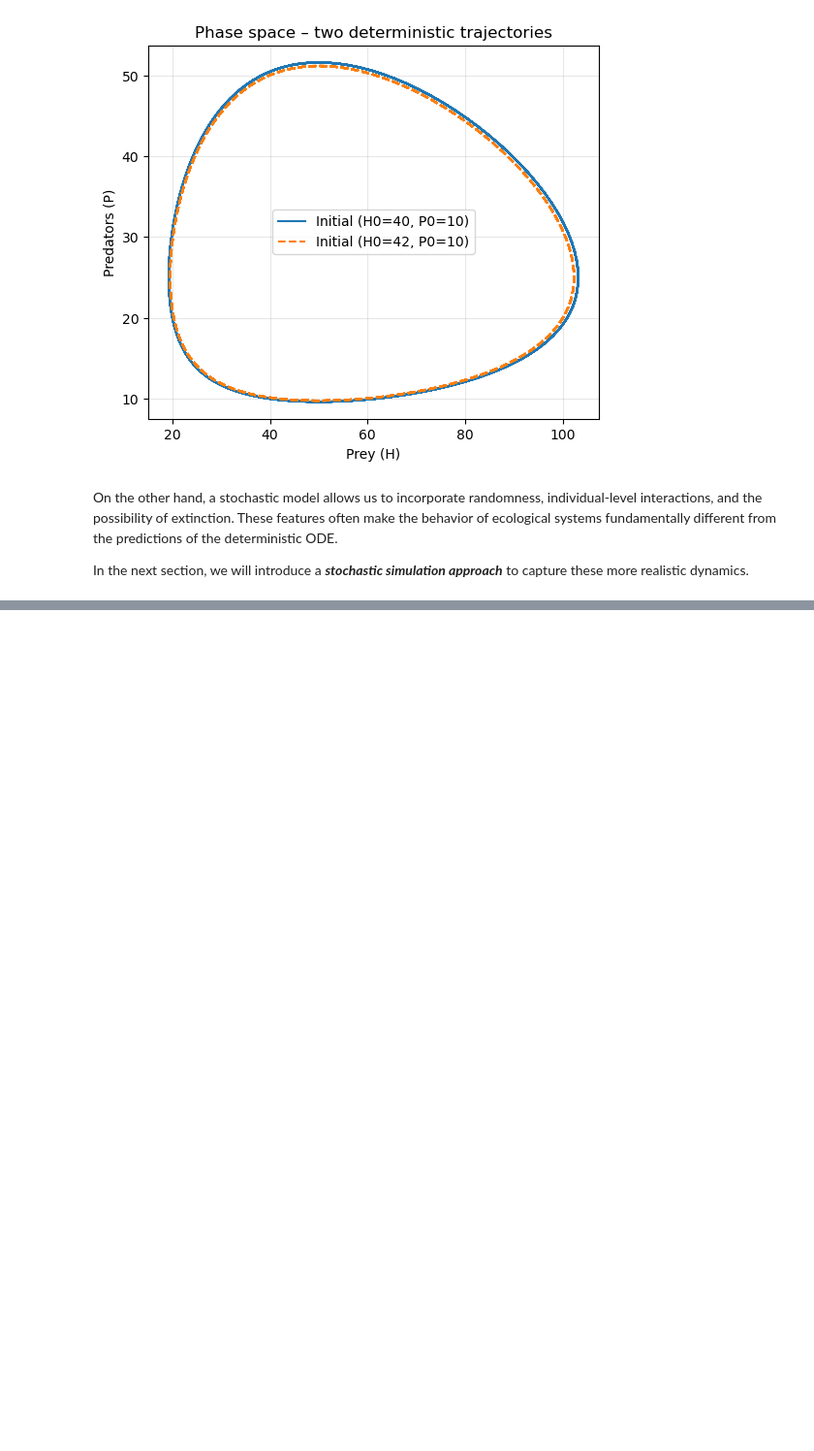
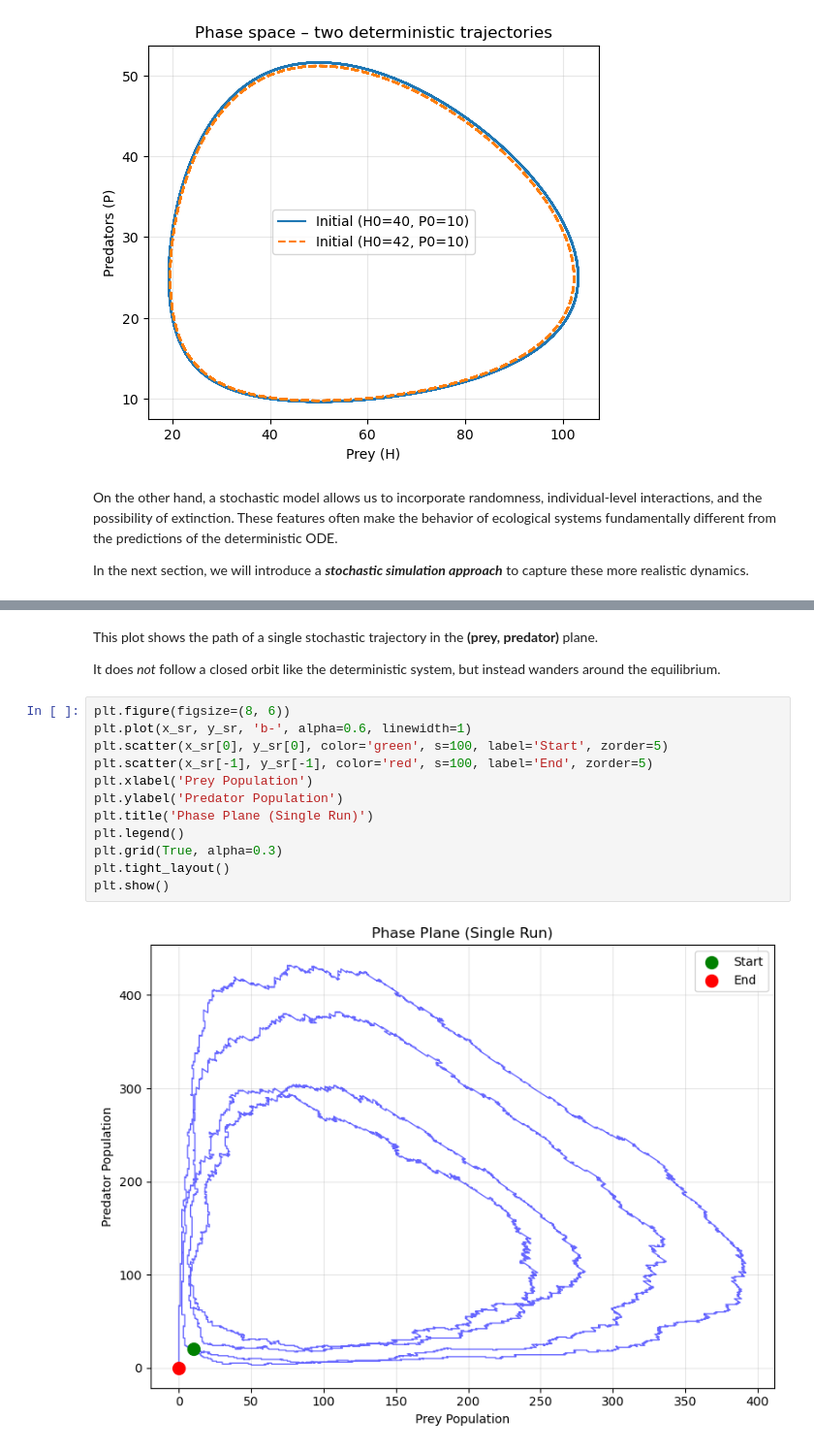
Before and after one commit to alexstoica-1/stochastic-lotka-volterra, a Jupyter notebook: notebooks/final_notebook.ipynb, the cells around one changed output, grey strips where cells are left out. Shown at 97% size. Saved outputs shown, nothing was run; the diff lists cells and outputs as text; blank space fills up the shorter version.

```diff
--- a/notebooks/final_notebook.ipynb
+++ b/notebooks/final_notebook.ipynb
@@ -594,0 +932,18 @@ def something():
+# %% [markdown]
+This plot shows the path of a single stochastic trajectory in the **(prey, predator)** plane.
+
+It does *not* follow a closed orbit like the deterministic system, but instead wanders around the equilibrium.
+# %%
+plt.figure(figsize=(8, 6))
+plt.plot(x_sr, y_sr, 'b-', alpha=0.6, linewidth=1)
+plt.scatter(x_sr[0], y_sr[0], color='green', s=100, label='Start', zorder=5)
+plt.scatter(x_sr[-1], y_sr[-1], color='red', s=100, label='End', zorder=5)
+plt.xlabel('Prey Population')
+plt.ylabel('Predator Population')
+plt.title('Phase Plane (Single Run)')
+plt.legend()
+plt.grid(True, alpha=0.3)
+plt.tight_layout()
+plt.show()
+# %% [output]
+[figure, added]
```
Also changed, not shown: parts of 23 cells of this notebook, 1 other file.
